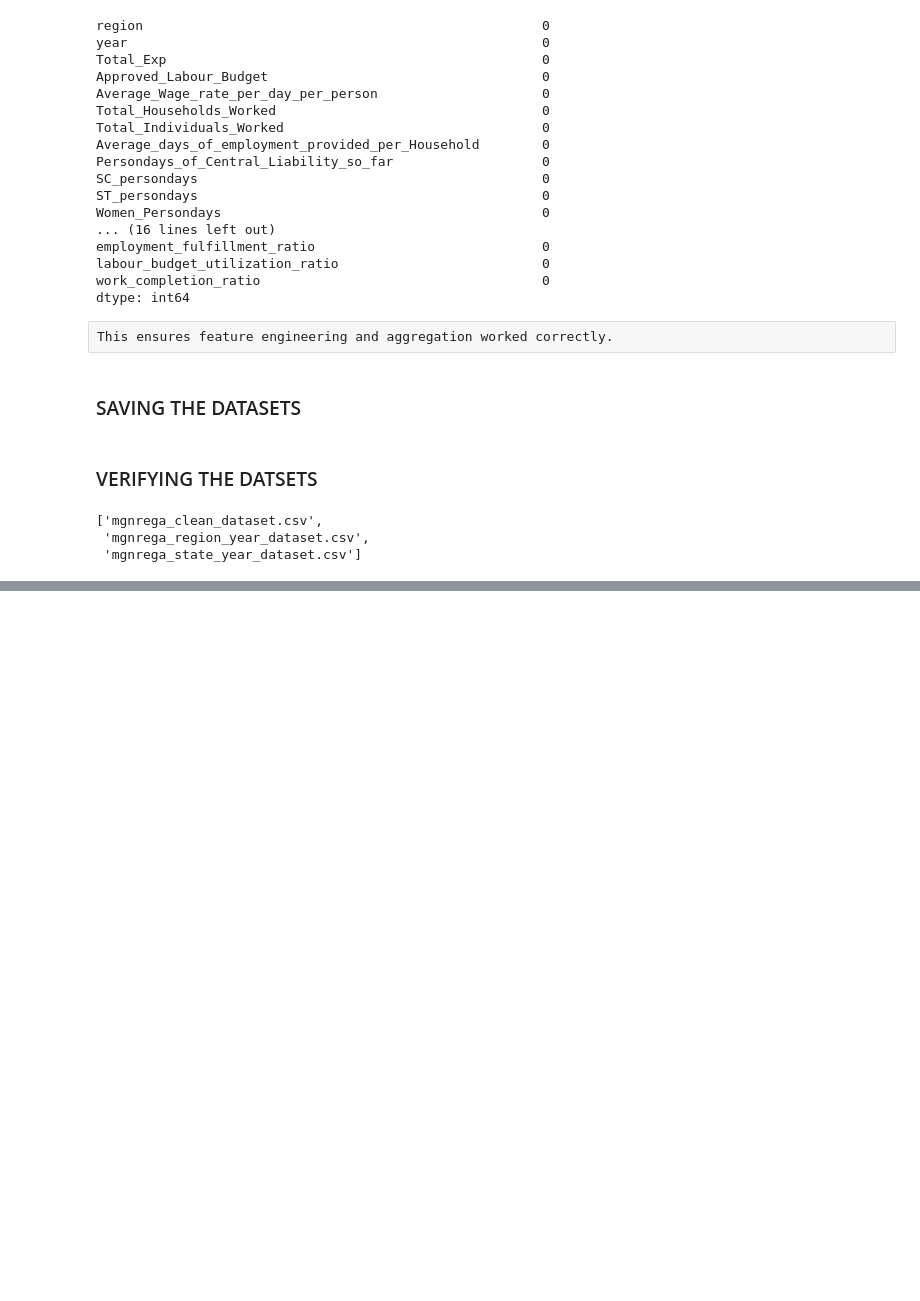
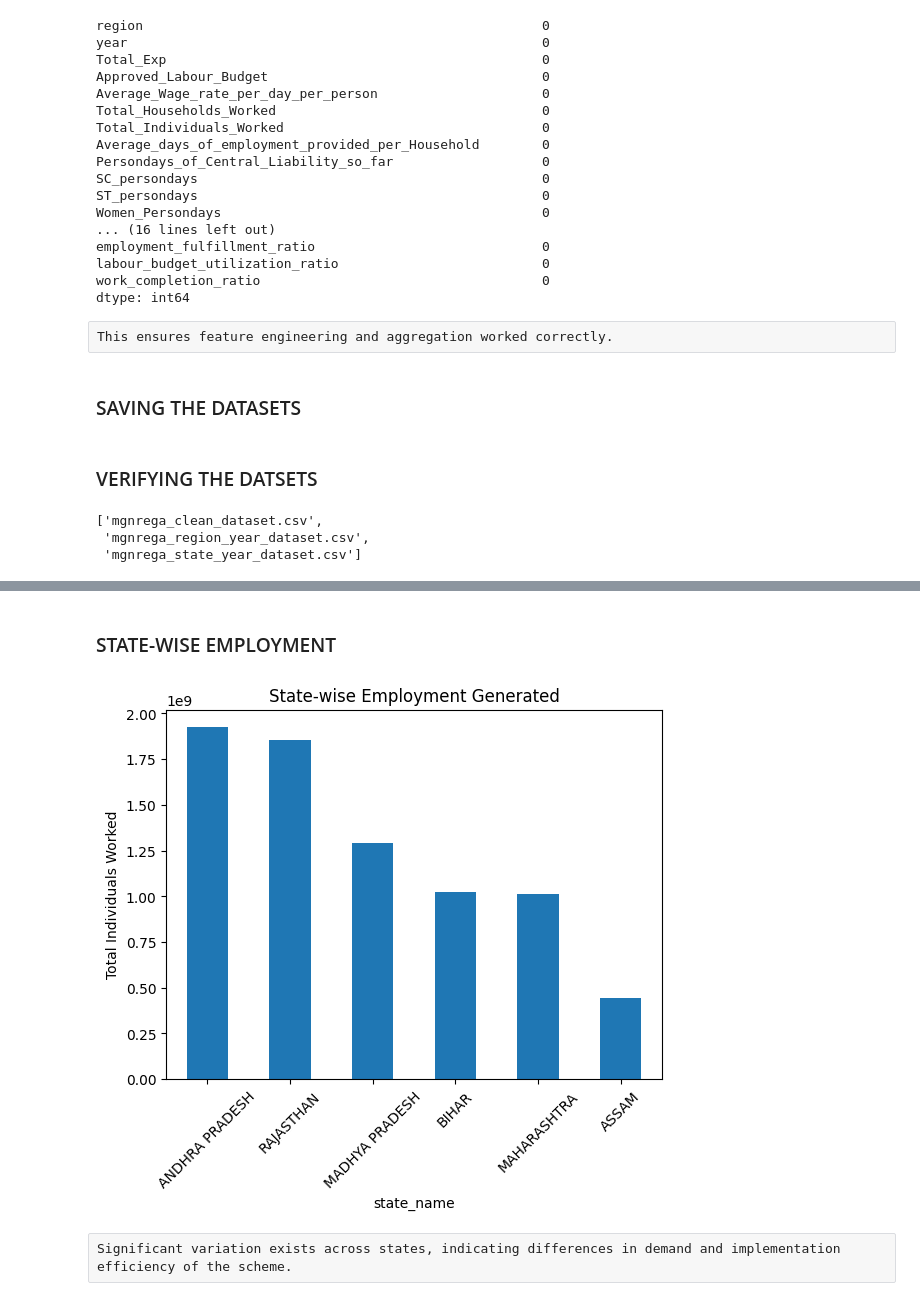
Before and after one commit to Shubhangidixit01/MGNREGA-Data-Analysis, a Jupyter notebook: notebooks/MGNREGA_Analysis.ipynb, the cells around one changed output, grey strips where cells are left out. Drawn from its saved outputs; the diff is of its cells as text; code cells hidden in the pictures; blank space fills up the shorter version.

```diff
--- a/notebooks/MGNREGA_Analysis.ipynb
+++ b/notebooks/MGNREGA_Analysis.ipynb
@@ -959,7 +956,7 @@ df_region_year['women_participation_ratio'] = df_region_year['Women_Persondays']
 #### 5. DIFFERENTLY-ABLED PARTICIPATION RATIO
 # %%
 #Inclusion metric
-df_region_year['diff_abled_participation_ratio'] = df_region_year['Differently_abled_persons_worked'] / df_region_year['Total_Individuals_Worked'] * 100
+df_state_year['diff_abled_participation_ratio'] = df_state_year['Differently_abled_persons_worked'] / df_state_year['Total_Individuals_Worked'] * 100
 # %% [markdown]
 #### 6. EMPLOYMENT FULFILLMENT RATIO
 # %%
@@ -1081,0 +1139,13 @@ os.listdir("../data/processed")
+# %% [markdown]
+### STATE-WISE EMPLOYMENT
+# %%
+plt.figure()
+df_state_year.groupby('state_name')['Total_Individuals_Worked'].sum().sort_values(ascending=False).plot(kind='bar')
+plt.title("State-wise Employment Generated")
+plt.ylabel("Total Individuals Worked")
+plt.xticks(rotation=45)
+plt.show()
+# %% [output]
+[figure, added]
+# %% [raw]
+Significant variation exists across states, indicating differences in demand and implementation efficiency of the scheme.
```
Also changed, not shown: parts of 29 cells of this notebook, 2 other files.
